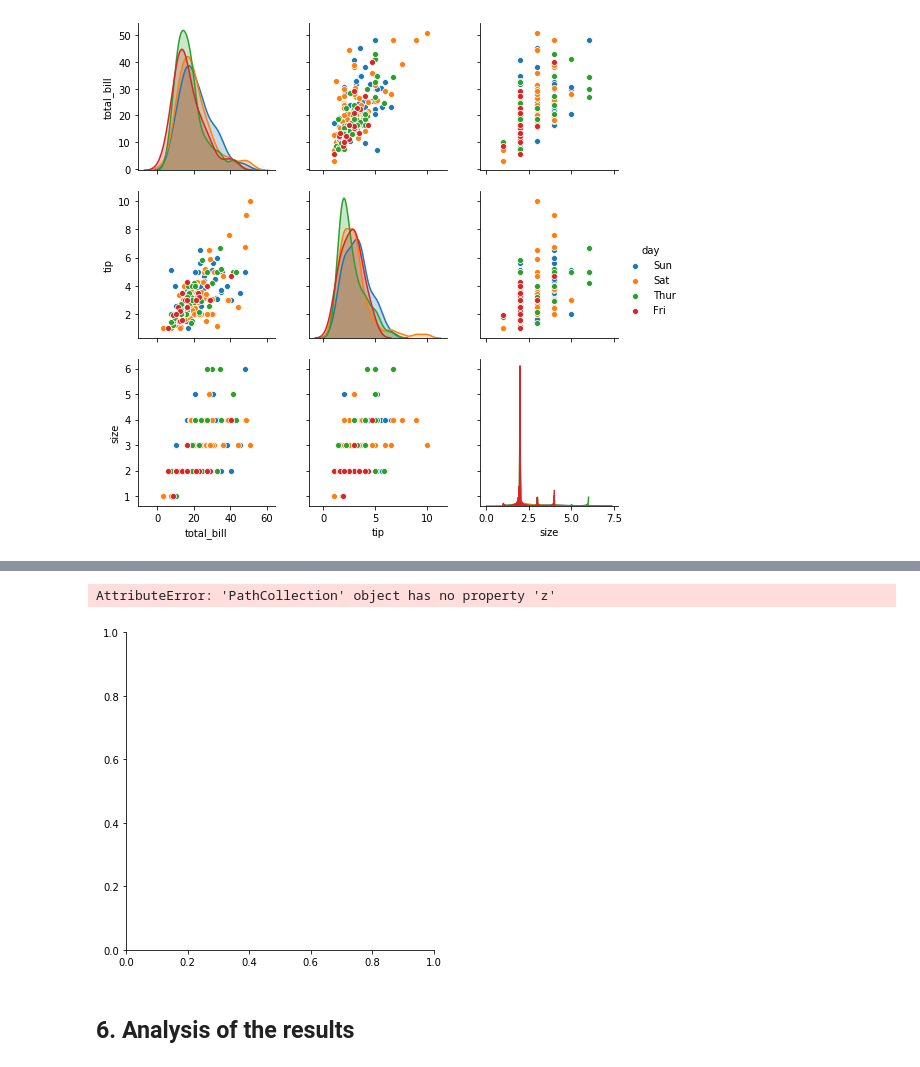
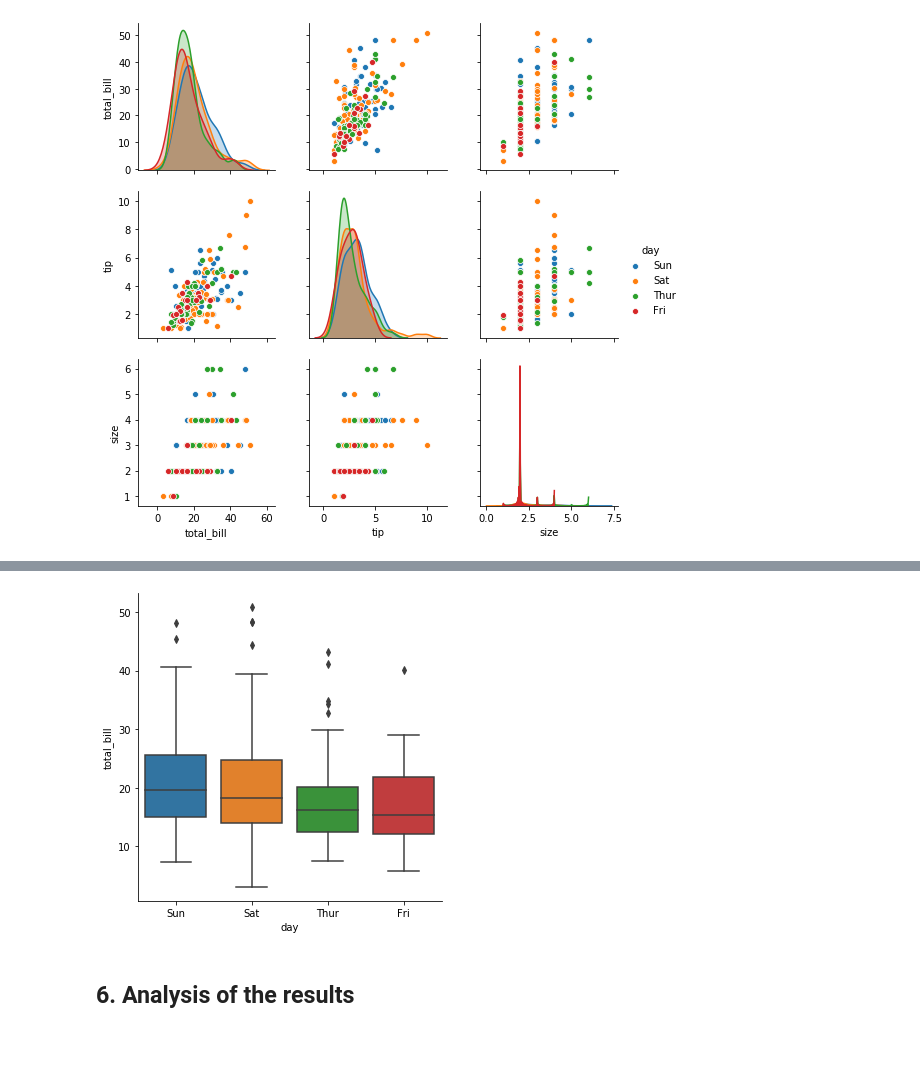
Before and after one commit to ClaireGMIT/Fundamentals-of-data-analysis-Assessment, a Jupyter notebook: Fundamentals-of-Data-Analysis-Assignment1-Nov2019.ipynb, the cells around one changed output, grey strips where cells are left out. Saved outputs shown, nothing was run; the diff lists cells and outputs as text; code cells hidden in the pictures.

```diff
--- a/Fundamentals-of-Data-Analysis-Assignment1-Nov2019.ipynb
+++ b/Fundamentals-of-Data-Analysis-Assignment1-Nov2019.ipynb
@@ -299,12 +319,12 @@ sns.catplot(x="sex", y="tip", data=df); # display a scatterplot with x-axis as s
-# %%
-#A further deep dive into the data
-
-sns.catplot(x="sex", y="tip", z="smoker", data=df); # display a scatterplot with x-axis as sex and y-axis as tip.
-
-# The data shows there is a slight difference for tip value depending on gender.
-# %% [output]
-AttributeError: 'PathCollection' object has no property 'z'
-[figure, removed]
+# %%
+# code to display the data as a box plot.
+# this code says to display the total bill amount (y-axis) separated by the day of the week as a box plot
+
+sns.catplot(x="day", y="total_bill", kind="box", data=df);
+
+#the output is a boxplot below.
+# %% [output]
+[figure, added]
 # %% [markdown]
 ## 6. Analysis of the results
 # %% [markdown]
```
Also changed, not shown: parts of 30 cells of this notebook, 1 other file.
